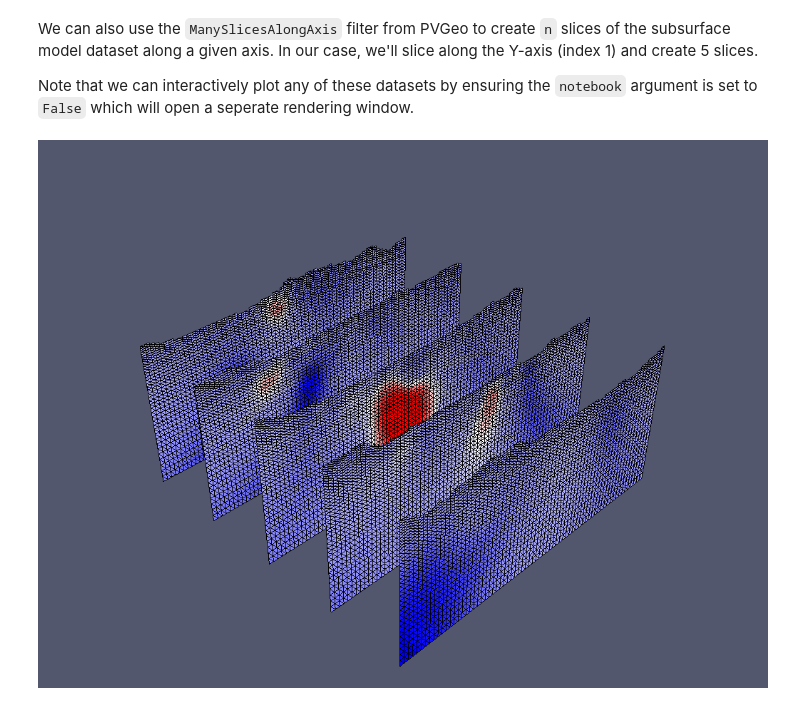
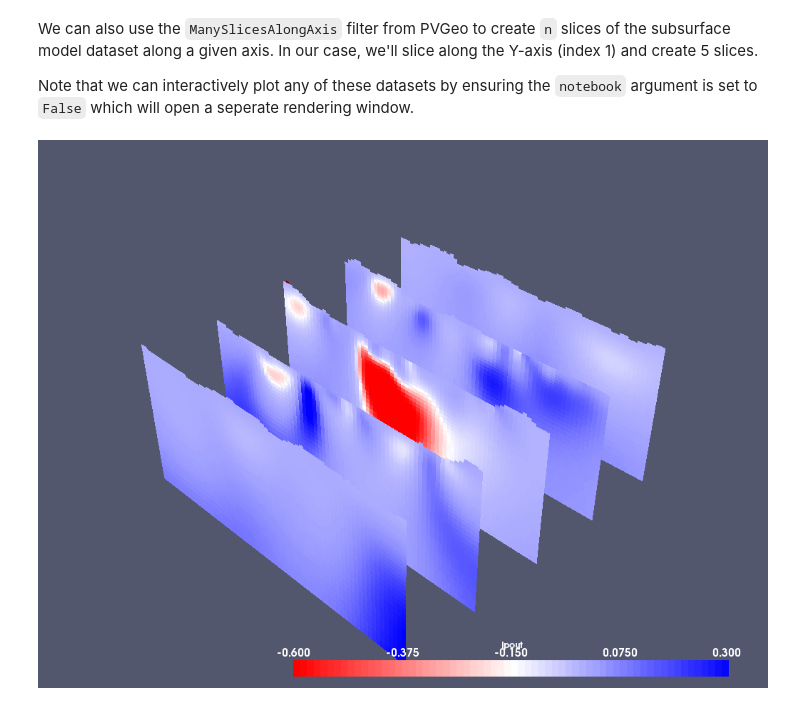
Before and after one commit to OpenGeoVis/PVGeo-Examples, a Jupyter notebook: 3.0 - Using the vtkInterface Package.ipynb, the cells around one changed output. Cells and saved outputs as stored; diff of their text form; code cells hidden in the pictures.

Commit message:
Update notebooks for PVGeo and vtki release

```diff
--- a/3.0 - Using the vtkInterface Package.ipynb
+++ b/3.0 - Using the vtkInterface Package.ipynb
@@ -73,7 +72,7 @@ The `ExtractTopography` algorithm in the above cell adds a new array called `'Ex
 To do this, we'll use a simple `PercentThreshold` filter from PVGeo. The `PercentThreshold` algorithm defaults to threshold at 50% so it will remove all the cells with 0s and preserve the region of the model where the cells are active (the 1s). There are many ways you could threshold this model to extract the subsurface but this algorithm provides a clean way to do it with default parameters.
 # %%
 # threshold out the topography by a simple percent threshold in PVGeo
-subsurface = PercentThreshold().Apply(extracted, 'Extracted')
+subsurface = extracted.threshold_percent(scalars='Extracted')
 subsurface
 # %% [output]
 | Information | Data Arrays |
@@ -82,8 +81,7 @@ subsurface
 Note that the output of the above cell now shows a `vtkUnstructuredGrid`. This dataset contains only the cells that were extracted by the `ExtractTopography` algorithm.
 # %%
 # Get the scalar range to plot everything the same way
-arr = PVGeo.getArray(subsurface, 'lpout')
-rng = np.nanmin(arr), np.nanmax(arr)
+rng = subsurface.get_data_range('lpout')
 # this range helps us create consistent and meaningful color legends
 # %% [markdown]
 Now that we have the subsurface region of the model domain, we can use that dataset for further volume extraction and slicing. The next cell uses a filter directly from `vtki` that will threshold a specific value range of the dataset so that we will have a volumetric body to inspect.
@@ -108,10 +104,10 @@ We can also use the `ManySlicesAlongAxis` filter from PVGeo to create `n` slices
 Note that we can interactively plot any of these datasets by ensuring the `notebook` argument is set to `False` which will open a seperate rendering window.
 # %%
 # Slice the subsurface model
-slices = ManySlicesAlongAxis(numSlices=5, axis=1).Apply(subsurface)
+slices = subsurface.slice_along_axis(5)
 slices.plot(rng=rng, notebook=True)
 # %% [output]
-[figure, old version]
+[figure, new version]
 # %% [markdown]
 ## Plot in an Interactive 3D Window
 
```
Also changed, not shown: parts of 11 cells of this notebook, 4 other files.
